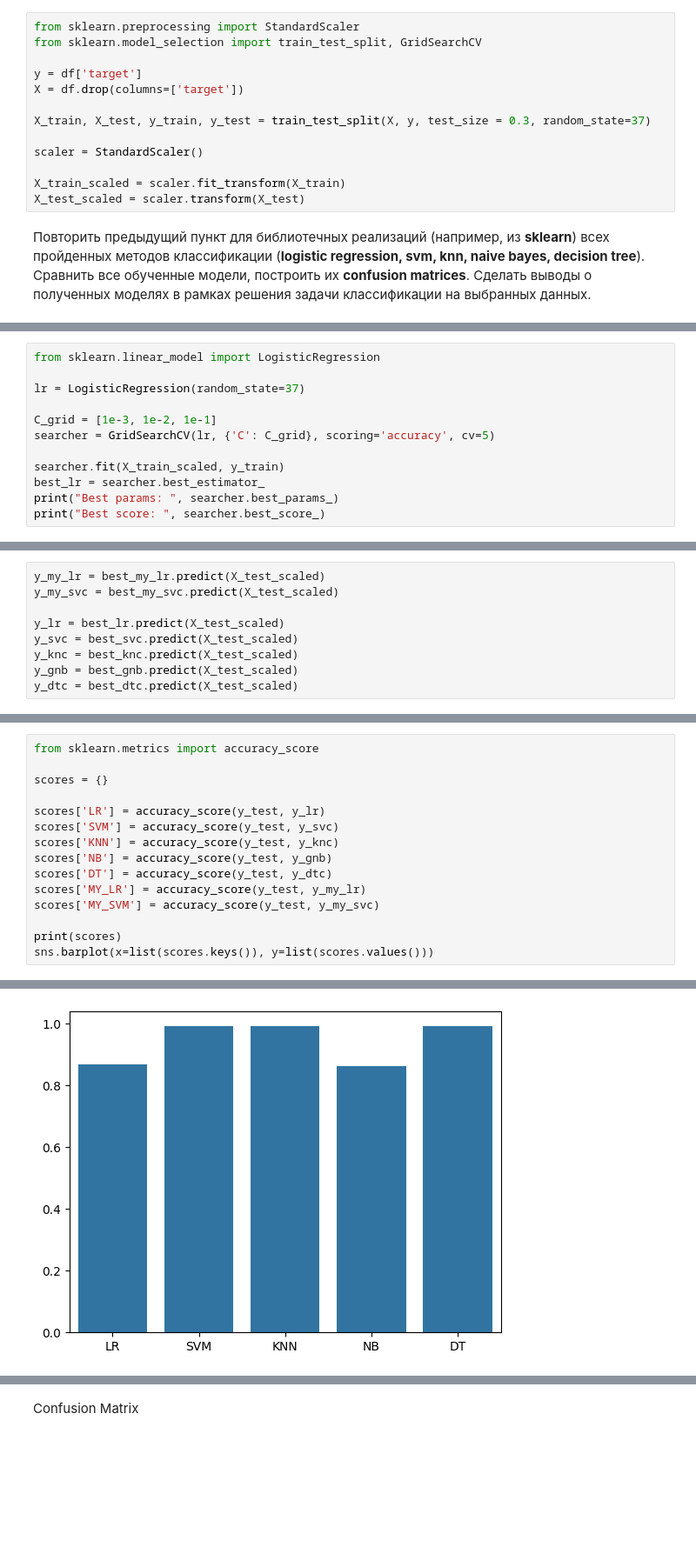
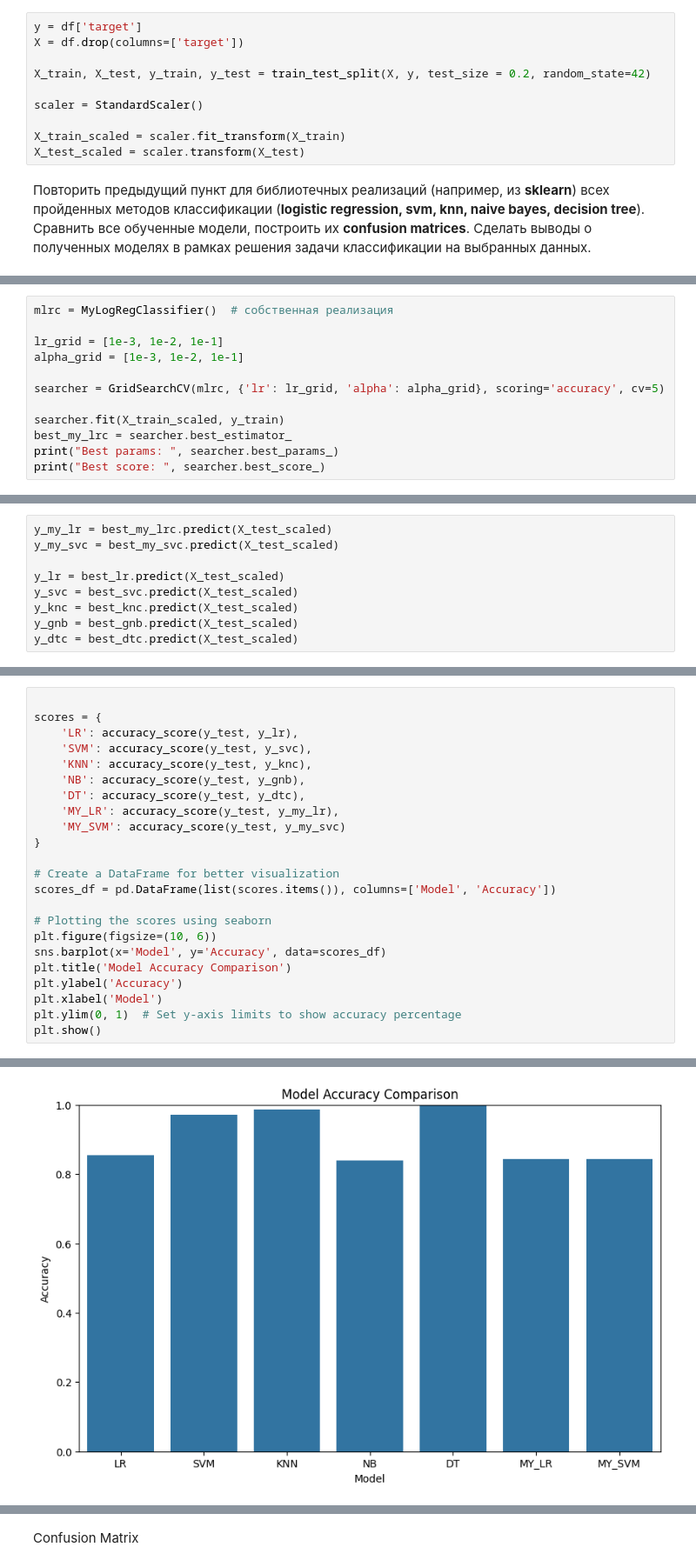
Before and after one commit to sabahoth01/Machine-learning-tasks, a Jupyter notebook: task3.ipynb, the cells around one changed output, grey strips where cells are left out. Shown at 87% size. Cells and saved outputs as stored; diff of their text form; blank space fills up the shorter version.

```diff
--- a/task3.ipynb
+++ b/task3.ipynb
@@ -738,13 +295,10 @@ df.head()
 # %% [markdown]
 Используя **подбор гиперпараметров**, **кросс-валидацию** и при необходимости **масштабирование данных**, добиться наилучшего качества предсказания от Вашей реализации на выделенной заранее тестовой выборке.
 # %%
-from sklearn.preprocessing import StandardScaler
-from sklearn.model_selection import train_test_split, GridSearchCV
-
 y = df['target']
 X = df.drop(columns=['target'])
 
-X_train, X_test, y_train, y_test = train_test_split(X, y, test_size = 0.3, random_state=37)
+X_train, X_test, y_train, y_test = train_test_split(X, y, test_size = 0.2, random_state=42)
 
 scaler = StandardScaler()
 
@@ -844,13 +354,13 @@ Accuracy: 0.8603896103896104
 # %%
-from sklearn.linear_model import LogisticRegression
+mlrc = MyLogRegClassifier()  # собственная реализация
 
-lr = LogisticRegression(random_state=37)
+lr_grid = [1e-3, 1e-2, 1e-1]
+alpha_grid = [1e-3, 1e-2, 1e-1]
 
-C_grid = [1e-3, 1e-2, 1e-1]
-searcher = GridSearchCV(lr, {'C': C_grid}, scoring='accuracy', cv=5)
+searcher = GridSearchCV(mlrc, {'lr': lr_grid, 'alpha': alpha_grid}, scoring='accuracy', cv=5)
 
 searcher.fit(X_train_scaled, y_train)
-best_lr = searcher.best_estimator_
+best_my_lrc = searcher.best_estimator_
 print("Best params: ", searcher.best_params_)
 print("Best score: ", searcher.best_score_)
 # %% [output]
@@ -909,5 +410,5 @@ Best score:  0.9693376068376068
 # %%
-y_my_lr = best_my_lr.predict(X_test_scaled)
+y_my_lr = best_my_lrc.predict(X_test_scaled)
 y_my_svc = best_my_svc.predict(X_test_scaled)
 
 y_lr = best_lr.predict(X_test_scaled)
@@ -920,16 +419,24 @@ TypeError: SVMClassifier.predict() missing 1 required positional argument: 'X'
 # %%
-from sklearn.metrics import accuracy_score
 
-scores = {}
+scores = {
+    'LR': accuracy_score(y_test, y_lr),
+    'SVM': accuracy_score(y_test, y_svc),
+    'KNN': accuracy_score(y_test, y_knc),
+    'NB': accuracy_score(y_test, y_gnb),
+    'DT': accuracy_score(y_test, y_dtc),
+    'MY_LR': accuracy_score(y_test, y_my_lr),
+    'MY_SVM': accuracy_score(y_test, y_my_svc)
+}
 
-scores['LR'] = accuracy_score(y_test, y_lr)
-scores['SVM'] = accuracy_score(y_test, y_svc)
-scores['KNN'] = accuracy_score(y_test, y_knc)
-scores['NB'] = accuracy_score(y_test, y_gnb)
-scores['DT'] = accuracy_score(y_test, y_dtc)
-scores['MY_LR'] = accuracy_score(y_test, y_my_lr)
-scores['MY_SVM'] = accuracy_score(y_test, y_my_svc)
+# Create a DataFrame for better visualization
+scores_df = pd.DataFrame(list(scores.items()), columns=['Model', 'Accuracy'])
 
-print(scores)
-sns.barplot(x=list(scores.keys()), y=list(scores.values()))
+# Plotting the scores using seaborn
+plt.figure(figsize=(10, 6))
+sns.barplot(x='Model', y='Accuracy', data=scores_df)
+plt.title('Model Accuracy Comparison')
+plt.ylabel('Accuracy')
+plt.xlabel('Model')
+plt.ylim(0, 1)  # Set y-axis limits to show accuracy percentage
+plt.show()
 # %% [output]
@@ -938 +443 @@ sns.barplot(x=list(scores.keys()), y=list(scores.values()))
-[figure, old version]
+[figure, new version]
```
Also changed, not shown: parts of 58 cells of this notebook.
